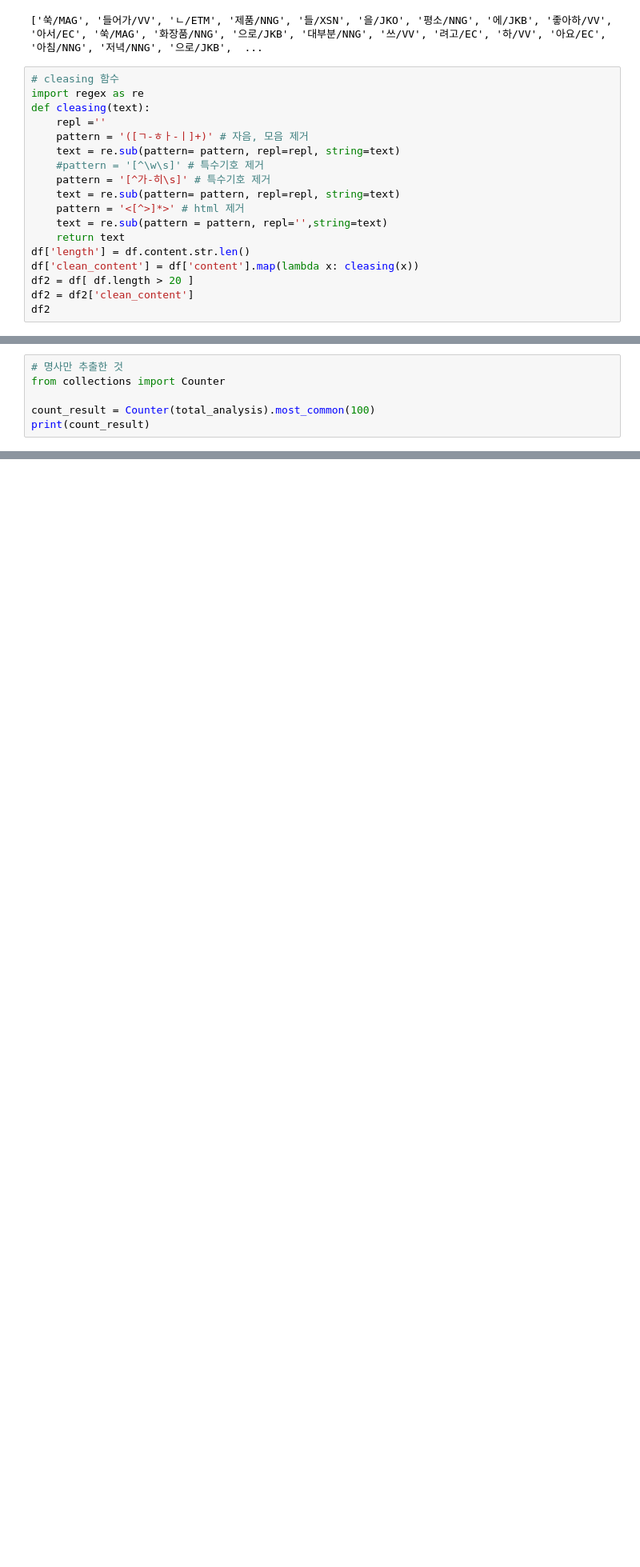
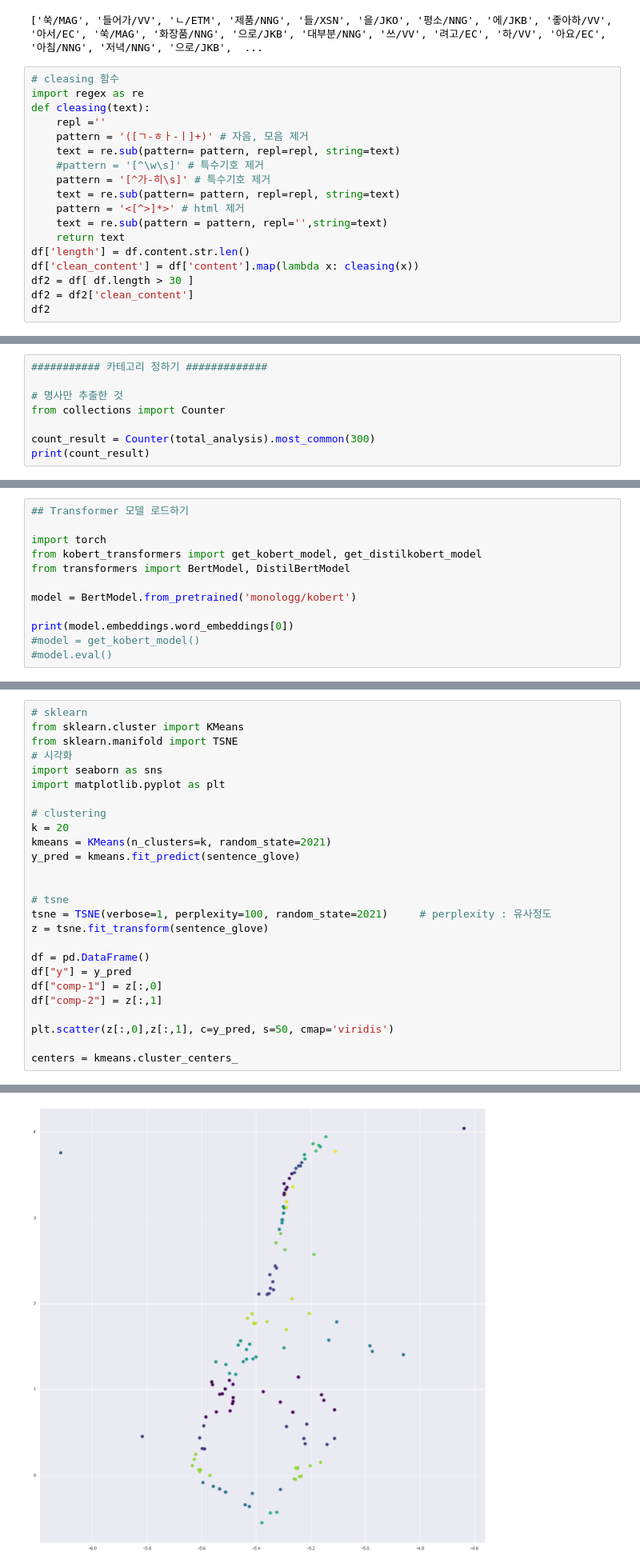
Before and after one commit to FeelOneE/NLP, a Jupyter notebook: review crawing/naver_review.ipynb, the cells around one changed output, grey strips where cells are left out. Shown at 80% size. Drawn from its saved outputs; the diff is of its cells as text; blank space fills up the shorter version.

Commit message:
kobert 라이브러리 추가, 클러스터링 완료

```diff
--- a/review crawing/naver_review.ipynb
+++ b/review crawing/naver_review.ipynb
@@ -170,7 +212,7 @@ def cleasing(text):
     return text
 df['length'] = df.content.str.len()
 df['clean_content'] = df['content'].map(lambda x: cleasing(x))
-df2 = df[ df.length > 20 ]
+df2 = df[ df.length > 30 ]
 df2 = df2['clean_content']
 df2
 # %% [output]
@@ -212,7 +254,9 @@ print(total_analysis)
 # %%
+########### 카테고리 정하기 #############
+
 # 명사만 추출한 것
 from collections import Counter
 
-count_result = Counter(total_analysis).most_common(100)
+count_result = Counter(total_analysis).most_common(300)
 print(count_result)
 # %% [output]
@@ -223,0 +293,12 @@ print(list(df2)[0:3])
+# %%
+## Transformer 모델 로드하기
+
+import torch
+from kobert_transformers import get_kobert_model, get_distilkobert_model
+from transformers import BertModel, DistilBertModel
+
+model = BertModel.from_pretrained('monologg/kobert')
+
+print(model.embeddings.word_embeddings[0])
+#model = get_kobert_model()
+#model.eval()
@@ -223,0 +410,27 @@ print(list(df2)[0:3])
+# %%
+# sklearn
+from sklearn.cluster import KMeans
+from sklearn.manifold import TSNE
+# 시각화
+import seaborn as sns
+import matplotlib.pyplot as plt
+
+# clustering
+k = 20
+kmeans = KMeans(n_clusters=k, random_state=2021)
+y_pred = kmeans.fit_predict(sentence_glove)
+
+
+# tsne
+tsne = TSNE(verbose=1, perplexity=100, random_state=2021)     # perplexity : 유사정도
+z = tsne.fit_transform(sentence_glove)
+
+df = pd.DataFrame()
+df["y"] = y_pred
+df["comp-1"] = z[:,0]
+df["comp-2"] = z[:,1]
+
+plt.scatter(z[:,0],z[:,1], c=y_pred, s=50, cmap='viridis')
+
+centers = kmeans.cluster_centers_
+# %% [output]
@@ -223,0 +454 @@ print(list(df2)[0:3])
+[figure, added]
```
Also changed, not shown: parts of 18 cells of this notebook, 21 other files.
